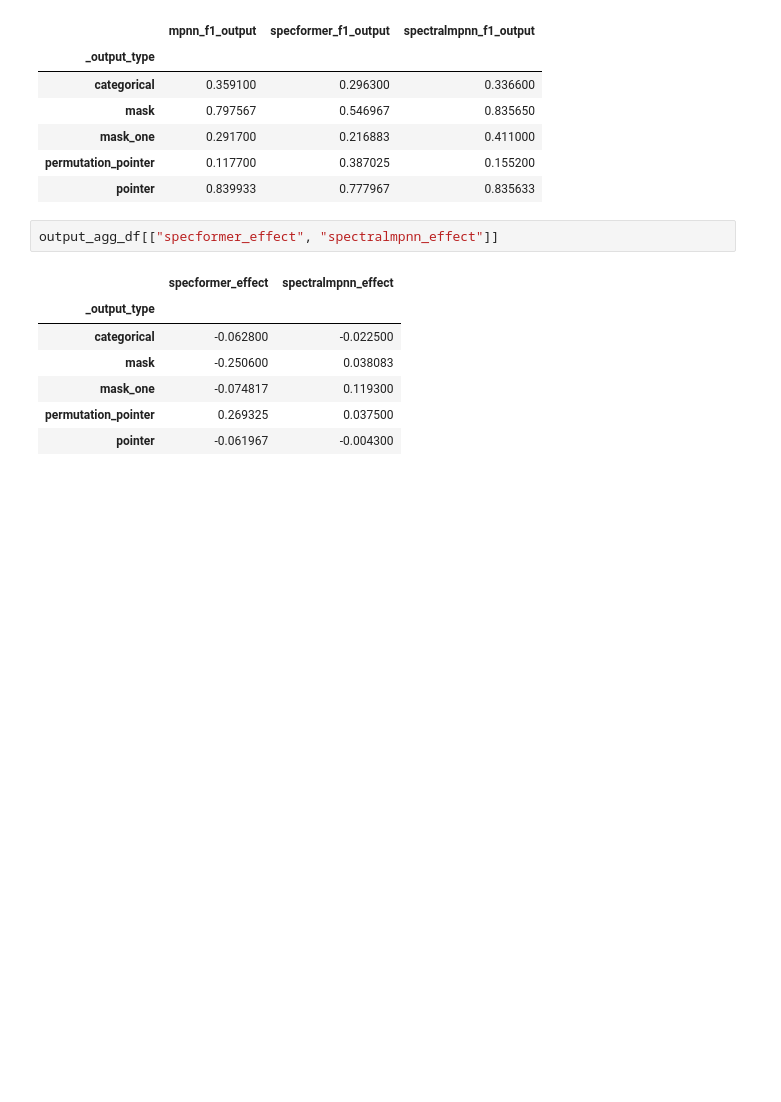
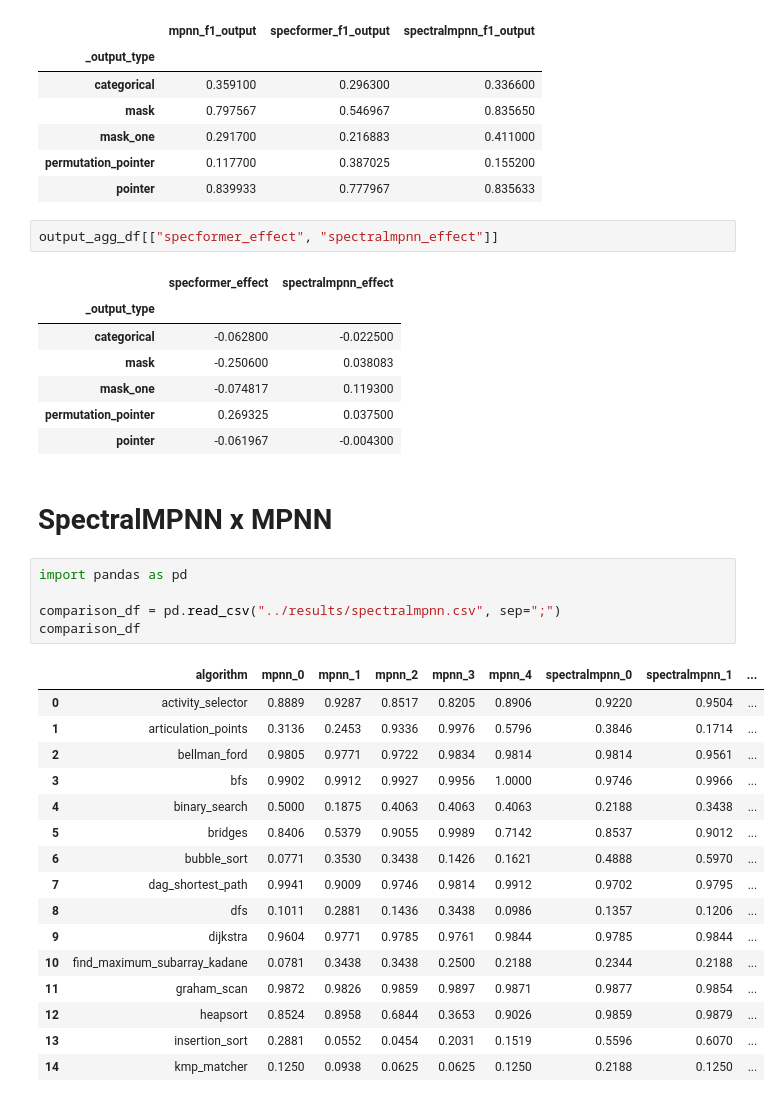
Before and after one commit to ronaldalbrt/algo_reasoning, a Jupyter notebook: notebooks/verify_spectral_architectures.ipynb, the cells around one changed output. Cells and saved outputs as stored; diff of their text form; blank space fills up the shorter version.

Commit message:
:alembic: Add architectures comparison

```diff
--- a/notebooks/verify_spectral_architectures.ipynb
+++ b/notebooks/verify_spectral_architectures.ipynb
@@ -227,3 +227,27 @@ output_agg_df[["specformer_effect", "spectralmpnn_effect"]]
 | mask_one | -0.074817 | 0.119300 |
 | permutation_pointer | 0.269325 | 0.037500 |
 | pointer | -0.061967 | -0.004300 |
+# %% [markdown]
+# SpectralMPNN x MPNN
+# %%
+import pandas as pd
+
+comparison_df = pd.read_csv("../results/spectralmpnn.csv", sep=";")
+comparison_df
+# %% [output]
+|  | algorithm | mpnn_0 | mpnn_1 | mpnn_2 | mpnn_3 | mpnn_4 | spectralmpnn_0 | spectralmpnn_1 | ... |
+| 0 | activity_selector | 0.8889 | 0.9287 | 0.8517 | 0.8205 | 0.8906 | 0.9220 | 0.9504 | ... |
+| 1 | articulation_points | 0.3136 | 0.2453 | 0.9336 | 0.9976 | 0.5796 | 0.3846 | 0.1714 | ... |
+| 2 | bellman_ford | 0.9805 | 0.9771 | 0.9722 | 0.9834 | 0.9814 | 0.9814 | 0.9561 | ... |
+| 3 | bfs | 0.9902 | 0.9912 | 0.9927 | 0.9956 | 1.0000 | 0.9746 | 0.9966 | ... |
+| 4 | binary_search | 0.5000 | 0.1875 | 0.4063 | 0.4063 | 0.4063 | 0.2188 | 0.3438 | ... |
+| 5 | bridges | 0.8406 | 0.5379 | 0.9055 | 0.9989 | 0.7142 | 0.8537 | 0.9012 | ... |
+| 6 | bubble_sort | 0.0771 | 0.3530 | 0.3438 | 0.1426 | 0.1621 | 0.4888 | 0.5970 | ... |
+| 7 | dag_shortest_path | 0.9941 | 0.9009 | 0.9746 | 0.9814 | 0.9912 | 0.9702 | 0.9795 | ... |
+| 8 | dfs | 0.1011 | 0.2881 | 0.1436 | 0.3438 | 0.0986 | 0.1357 | 0.1206 | ... |
+| 9 | dijkstra | 0.9604 | 0.9771 | 0.9785 | 0.9761 | 0.9844 | 0.9785 | 0.9844 | ... |
+| 10 | find_maximum_subarray_kadane | 0.0781 | 0.3438 | 0.3438 | 0.2500 | 0.2188 | 0.2344 | 0.2188 | ... |
+| 11 | graham_scan | 0.9872 | 0.9826 | 0.9859 | 0.9897 | 0.9871 | 0.9877 | 0.9854 | ... |
+| 12 | heapsort | 0.8524 | 0.8958 | 0.6844 | 0.3653 | 0.9026 | 0.9859 | 0.9879 | ... |
+| 13 | insertion_sort | 0.2881 | 0.0552 | 0.0454 | 0.2031 | 0.1519 | 0.5596 | 0.6070 | ... |
+| 14 | kmp_matcher | 0.1250 | 0.0938 | 0.0625 | 0.0625 | 0.1250 | 0.2188 | 0.1250 | ... |
```
Also changed, not shown: parts of 4 cells of this notebook.
